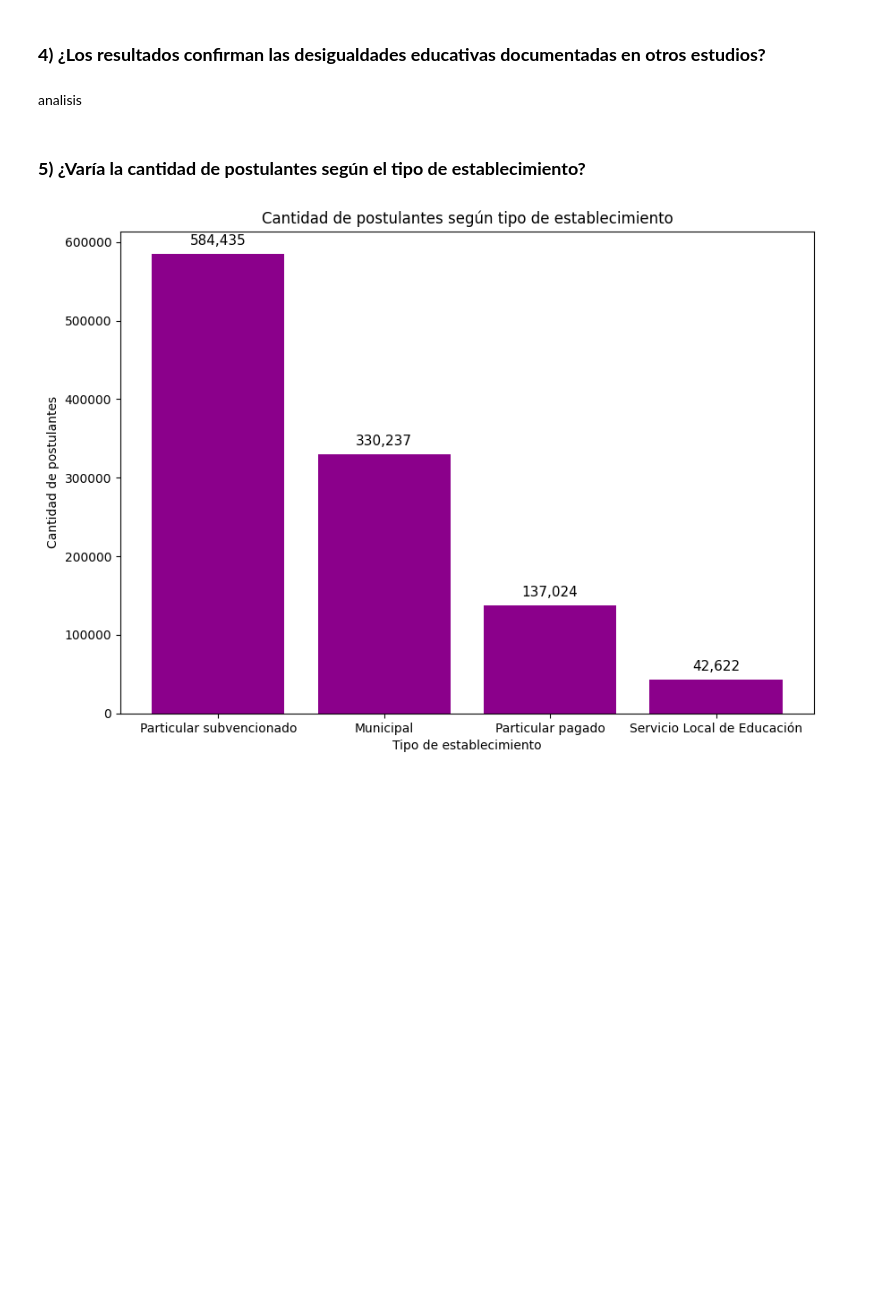
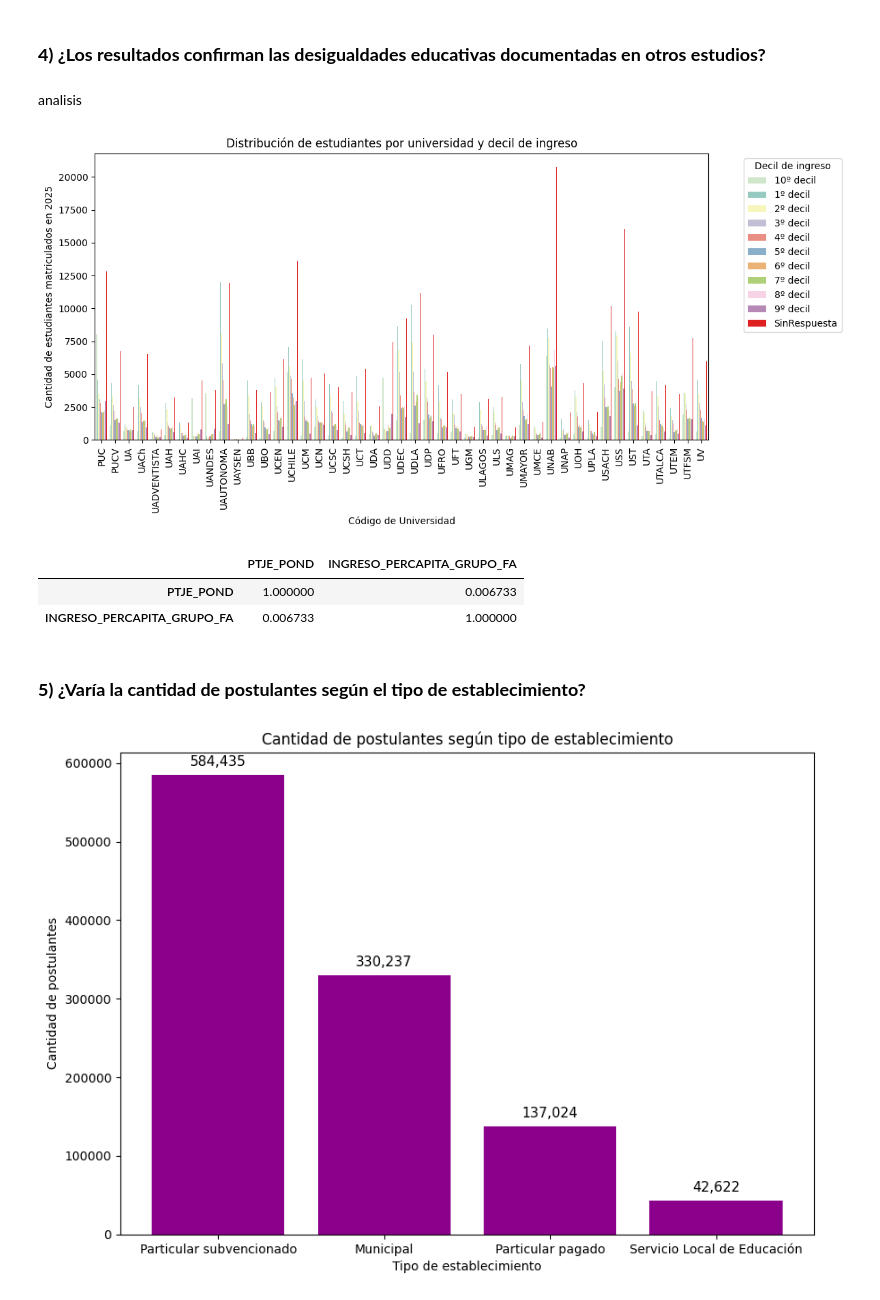
Before and after one commit to LmChicao/Proyecto-Intro-Ciencias-de-datos-2025-2-, a Jupyter notebook: Resultado proyecto/Resultado 2024.ipynb, the cells around one changed output. Saved outputs shown, nothing was run; the diff lists cells and outputs as text; code cells hidden in the pictures; blank space fills up the shorter version.

```diff
--- a/Resultado proyecto/Resultado 2024.ipynb
+++ b/Resultado proyecto/Resultado 2024.ipynb
@@ -33,8 +33,10 @@ import os
 #cargar datos
 base_path = os.path.dirname(os.getcwd())
 
-file_path1 = os.path.join(base_path, 'Resultado proyecto','Union Archivos por Año' ,'Data_2024', 'Datos_2024.csv')
+file_path1 = os.path.join(base_path, 'Resultado proyecto' ,'Datos_2024','Datos_2024', 'CSV_Datos_2024.csv')
 file_path1
+
+
 
 df_2024 = pd.read_csv(file_path1, encoding="utf-8")
 df_2024
@@ -203,5 +326,47 @@ respuesta grafico
 # %% [markdown]
 analisis
+# %%
+df_2024_Ingreso_Percapita[["CODIGO_UNIV",'Ingreso_Decil']]
+#df_2025_Ingreso_Percapita["CODIGO_UNIV"].unique()
+
+palette = {
+    "1º decil": "#8dd3c7",
+    "2º decil": "#ffffb3",
+    "3º decil": "#bebada",
+    "4º decil": "#fb8072",
+    "5º decil": "#80b1d3",
+    "6º decil": "#fdb462",
+    "7º decil": "#b3de69",
+    "8º decil": "#fccde5",
+    "9º decil": "#bc80bd",
+    "10º decil": "#ccebc5",   # verde claro
+    "SinRespuesta": "#ff0000" # rojo fuerte para destacar
+}
+
+conteo = (df_2024_Ingreso_Percapita
+          .groupby(["Codigo_uni", "Ingreso_Decil"])
+          .size()
+          .reset_index(name="Cantidad"))
+
+plt.figure(figsize=(12, 6))
+sns.barplot(data=conteo, x="Codigo_uni", y="Cantidad", hue="Ingreso_Decil", palette=palette)
+
+plt.title("Distribución de estudiantes por universidad y decil de ingreso")
+plt.xlabel("Código de Universidad")
+plt.ylabel("Cantidad de estudiantes matriculados en 2025")
+plt.xticks(rotation=90)
+plt.legend(title="Decil de ingreso", bbox_to_anchor=(1.05, 1), loc='upper left')
+plt.tight_layout()
+plt.show()
+# %% [output]
+[figure, added]
+# %%
+correlacion = df_2024[["PTJE_POND", "INGRESO_PERCAPITA_GRUPO_FA"]].corr()
+correlacion
+# %% [output]
+|  | PTJE_POND | INGRESO_PERCAPITA_GRUPO_FA |
+| PTJE_POND | 1.000000 | 0.006733 |
+| INGRESO_PERCAPITA_GRUPO_FA | 0.006733 | 1.000000 |
 # %% [markdown]
 ### **5) ¿Varía la cantidad de postulantes según el tipo de establecimiento?**
 # %%
```
Also changed, not shown: parts of 6 cells of this notebook, 2 other files.
